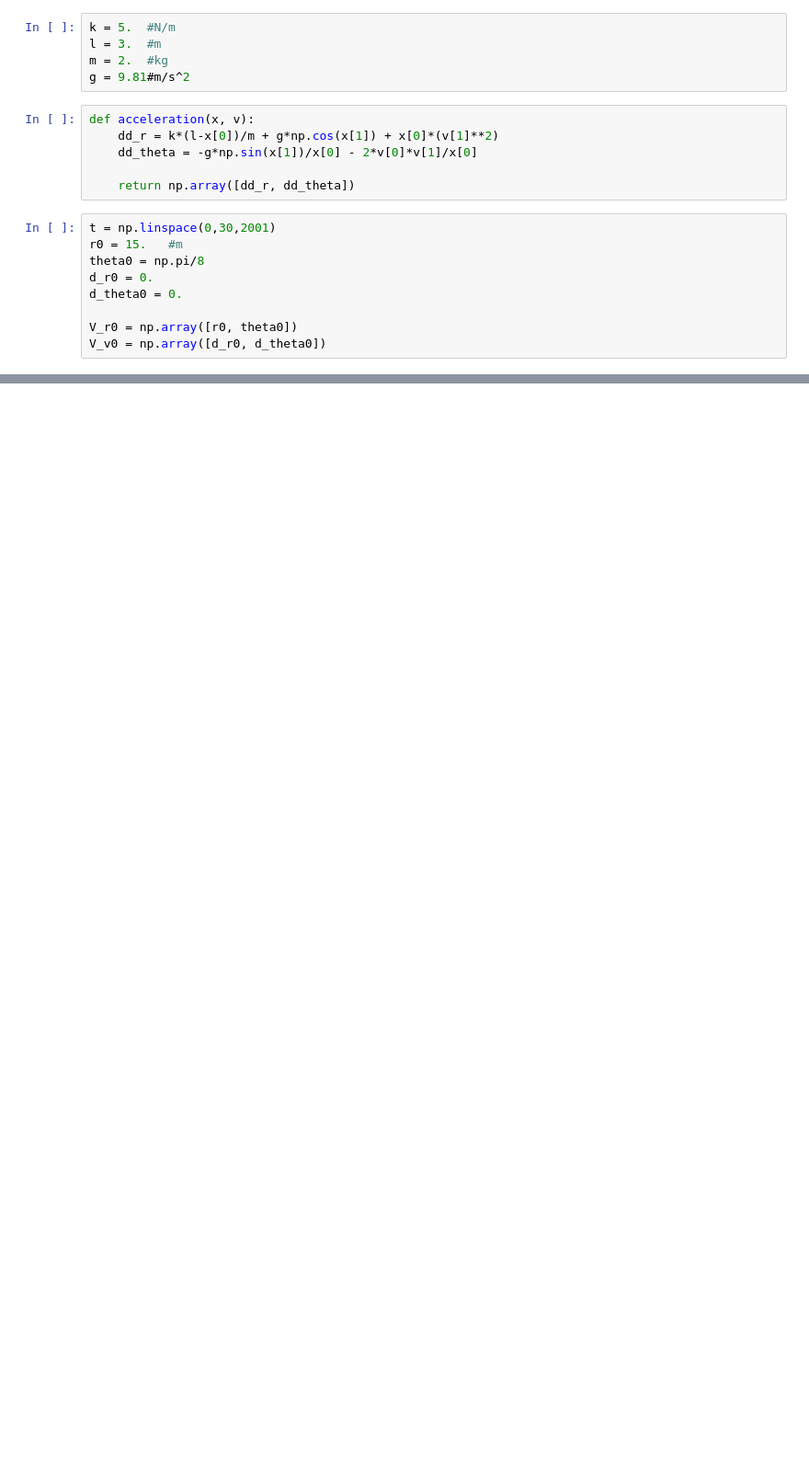
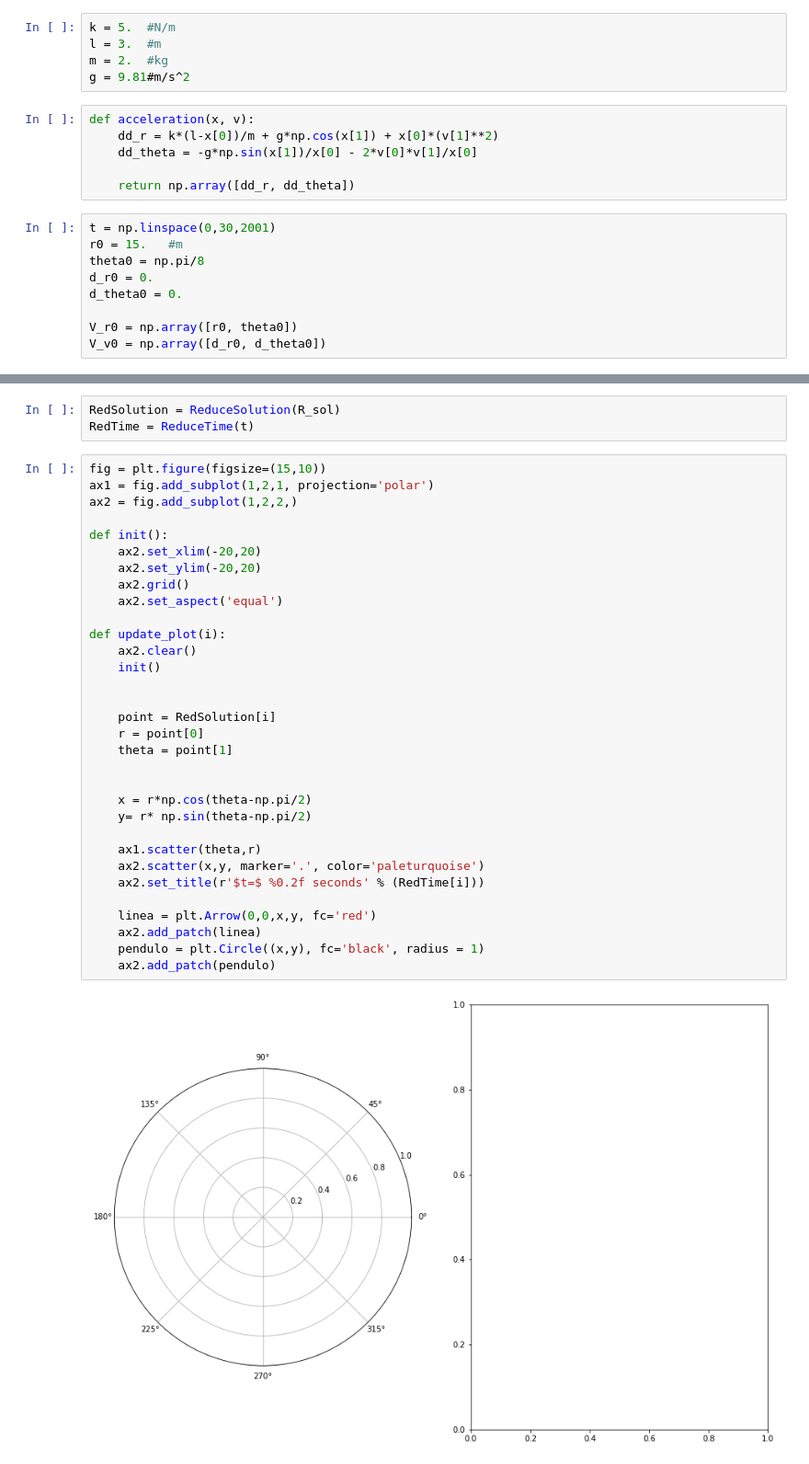
Before and after one commit to juanpablosalas/DanielDoradoJuanPabloSalas, a Jupyter notebook: Semana5/DanielDorado_JuanPabloSalas_Parcial.ipynb, the cells around one changed output, grey strips where cells are left out. Shown at 92% size. Drawn from its saved outputs; the diff is of its cells as text; blank space fills up the shorter version.

```diff
--- a/Semana5/DanielDorado_JuanPabloSalas_Parcial.ipynb
+++ b/Semana5/DanielDorado_JuanPabloSalas_Parcial.ipynb
@@ -54,0 +71,37 @@ IndexError: index 2 is out of bounds for axis 0 with size 2
+# %%
+RedSolution = ReduceSolution(R_sol)
+RedTime = ReduceTime(t)
+# %%
+fig = plt.figure(figsize=(15,10))
+ax1 = fig.add_subplot(1,2,1, projection='polar')
+ax2 = fig.add_subplot(1,2,2,)
+
+def init():
+    ax2.set_xlim(-20,20)
+    ax2.set_ylim(-20,20)
+    ax2.grid()
+    ax2.set_aspect('equal')
+
+def update_plot(i):
+    ax2.clear()
+    init()
+
+
+    point = RedSolution[i]
+    r = point[0]
+    theta = point[1]
+
+
+    x = r*np.cos(theta-np.pi/2)
+    y= r* np.sin(theta-np.pi/2)
+
+    ax1.scatter(theta,r)
+    ax2.scatter(x,y, marker='.', color='paleturquoise')
+    ax2.set_title(r'$t=$ %0.2f seconds' % (RedTime[i]))
+
+    linea = plt.Arrow(0,0,x,y, fc='red')
+    ax2.add_patch(linea)
+    pendulo = plt.Circle((x,y), fc='black', radius = 1)
+    ax2.add_patch(pendulo)
+# %% [output]
+[figure, added]
```
Also changed, not shown: parts of 3 cells of this notebook, 3 other files.
